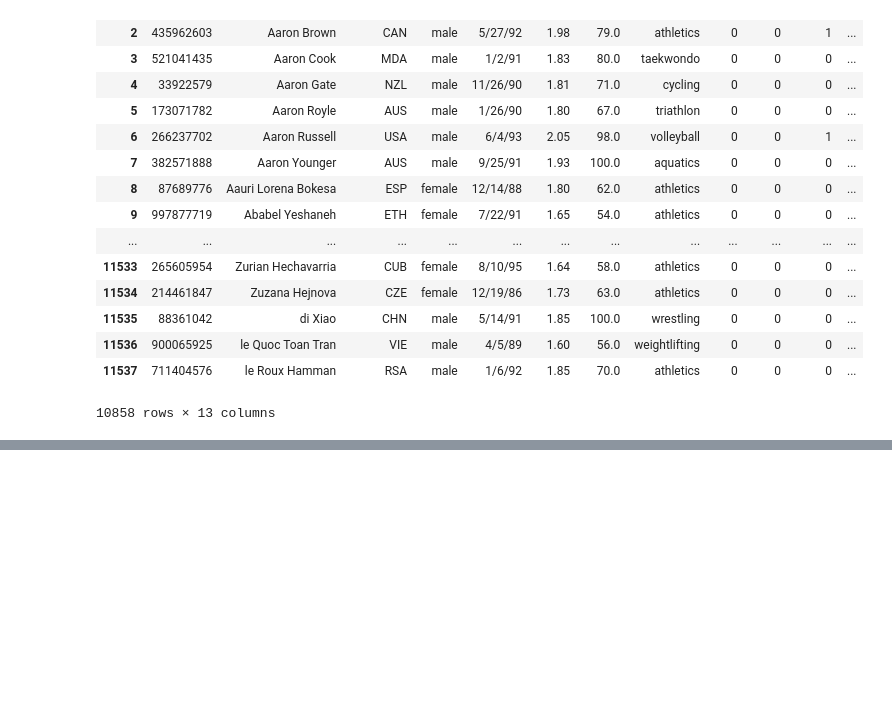
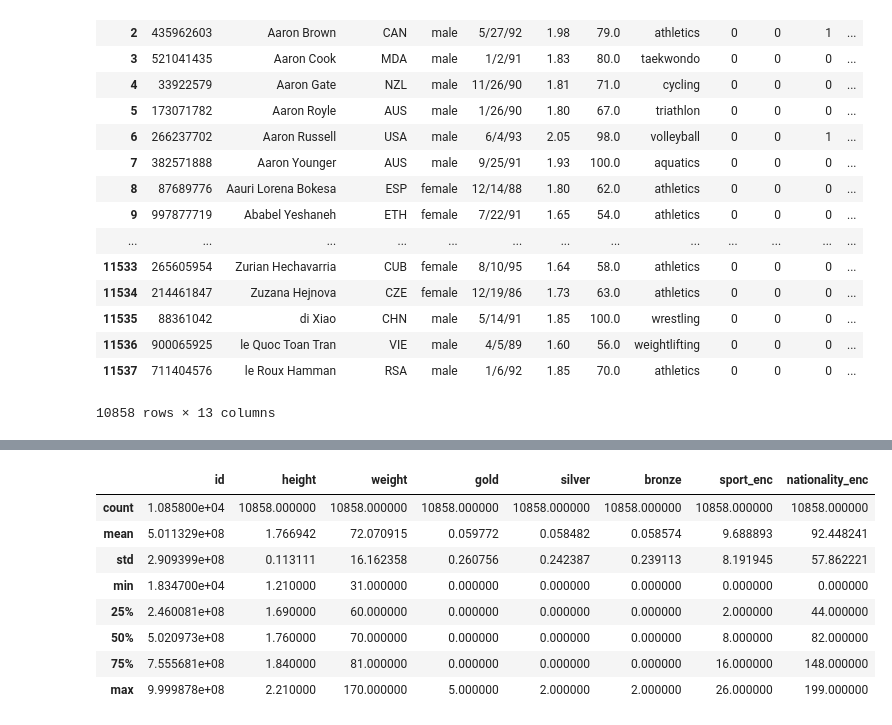
Before and after one commit to josephburton06/helper_functions, a Jupyter notebook: jb_helper_functions_prep.ipynb, the cells around one changed output, grey strips where cells are left out. Cells and saved outputs as stored; diff of their text form; code cells hidden in the pictures; blank space fills up the shorter version.

```diff
--- a/jb_helper_functions_prep.ipynb
+++ b/jb_helper_functions_prep.ipynb
@@ -81,0 +98,12 @@ df[df.sex == 'female'].height.quantile(0.75)
+# %%
+df.describe()
+# %% [output]
+|  | id | height | weight | gold | silver | bronze | sport_enc | nationality_enc |
+| count | 1.085800e+04 | 10858.000000 | 10858.000000 | 10858.000000 | 10858.000000 | 10858.000000 | 10858.000000 | 10858.000000 |
+| mean | 5.011329e+08 | 1.766942 | 72.070915 | 0.059772 | 0.058482 | 0.058574 | 9.688893 | 92.448241 |
+| std | 2.909399e+08 | 0.113111 | 16.162358 | 0.260756 | 0.242387 | 0.239113 | 8.191945 | 57.862221 |
+| min | 1.834700e+04 | 1.210000 | 31.000000 | 0.000000 | 0.000000 | 0.000000 | 0.000000 | 0.000000 |
+| 25% | 2.460081e+08 | 1.690000 | 60.000000 | 0.000000 | 0.000000 | 0.000000 | 2.000000 | 44.000000 |
+| 50% | 5.020973e+08 | 1.760000 | 70.000000 | 0.000000 | 0.000000 | 0.000000 | 8.000000 | 82.000000 |
+| 75% | 7.555681e+08 | 1.840000 | 81.000000 | 0.000000 | 0.000000 | 0.000000 | 16.000000 | 148.000000 |
+| max | 9.999878e+08 | 2.210000 | 170.000000 | 5.000000 | 2.000000 | 2.000000 | 26.000000 | 199.000000 |
```
Also changed, not shown: parts of 16 cells of this notebook.
